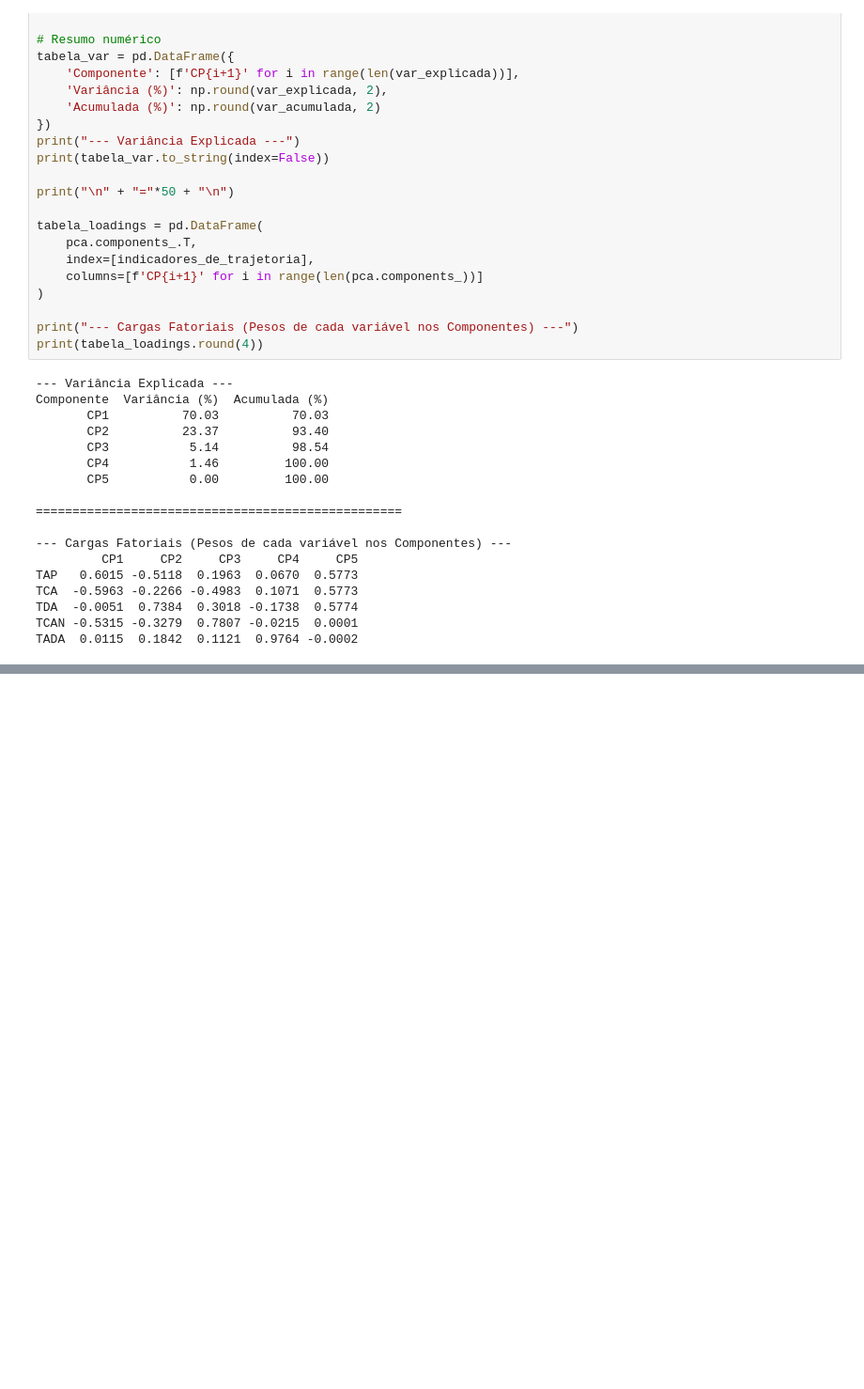
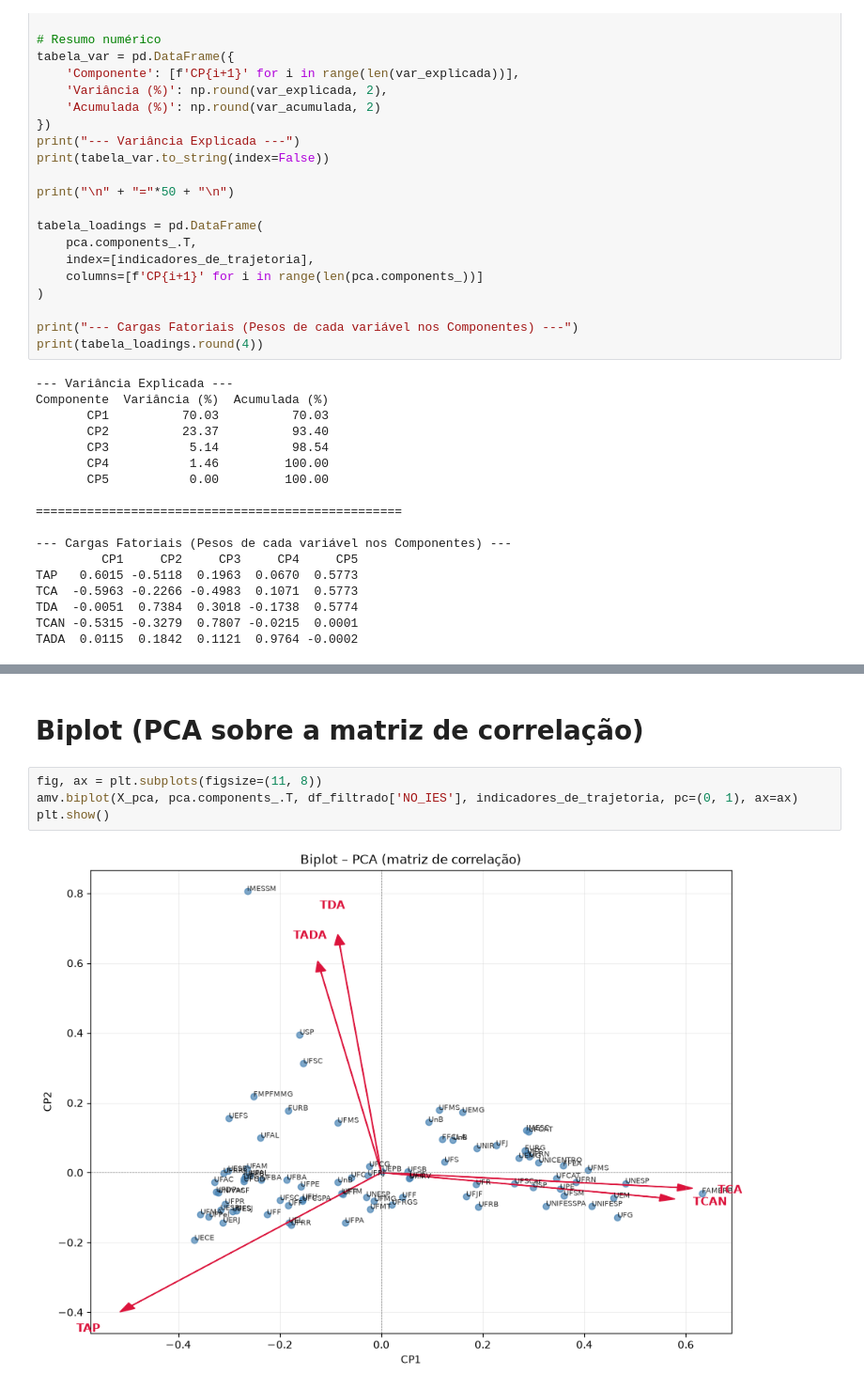
Before and after one commit to GabrielDaviBrito/AnaliseMultivariada-2026.2, a Jupyter notebook: AnaliseMultivariadaCOLAB.ipynb, the cells around one changed output, grey strips where cells are left out. Shown at 94% size. Drawn from its saved outputs; the diff is of its cells as text; blank space fills up the shorter version.

```diff
--- a/AnaliseMultivariadaCOLAB.ipynb
+++ b/AnaliseMultivariadaCOLAB.ipynb
@@ -226,0 +227,8 @@ plt.show()
+# %% [markdown]
+# Biplot (PCA sobre a matriz de correlação)
+# %%
+fig, ax = plt.subplots(figsize=(11, 8))
+amv.biplot(X_pca, pca.components_.T, df_filtrado['NO_IES'], indicadores_de_trajetoria, pc=(0, 1), ax=ax)
+plt.show()
+# %% [output]
+[figure, added]
```
Also changed, not shown: parts of 6 cells of this notebook, 2 other files.
